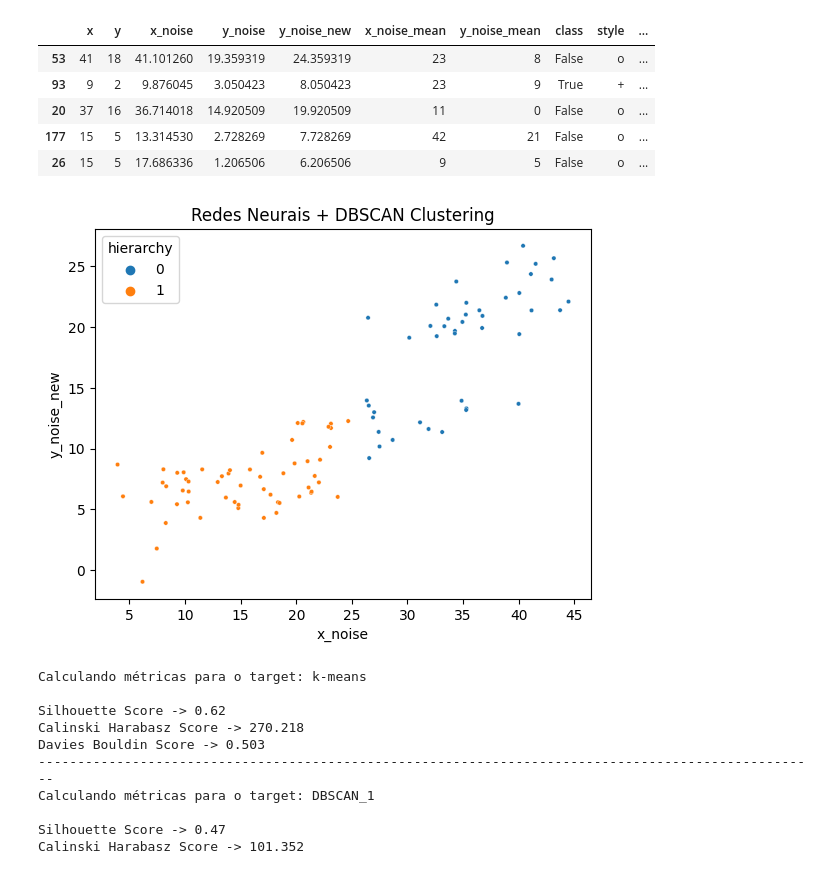
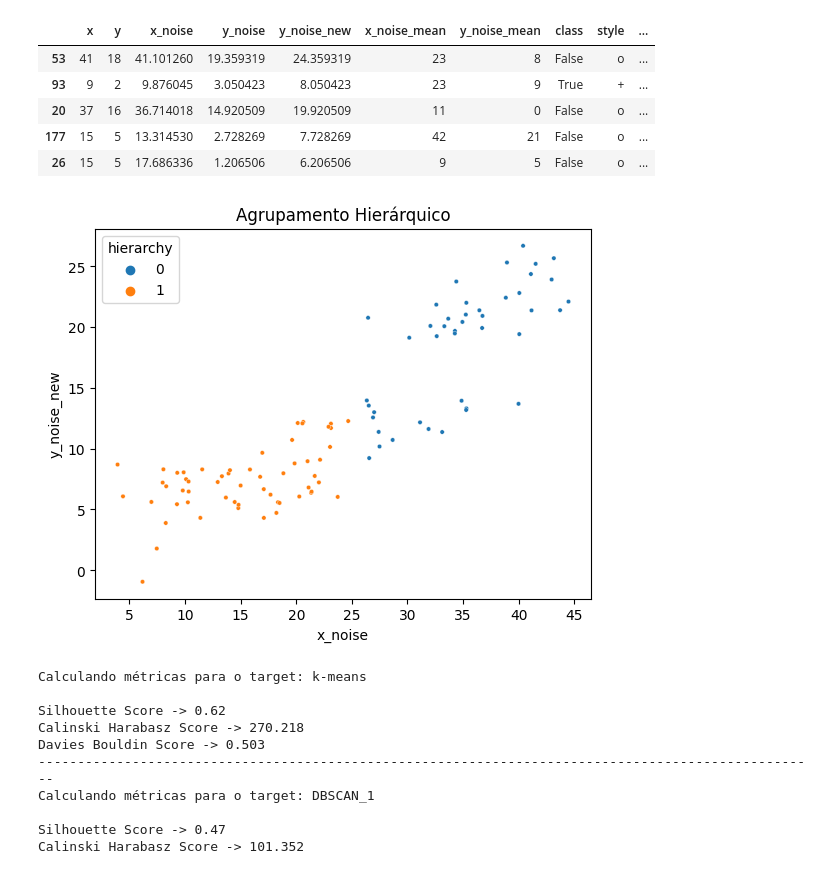
Before and after one commit to Laboratorio-de-Analise-de-Dados/disciplina_python_ml, a Jupyter notebook: dev/script/aulas_teoricas/03-aula-05_02-cluster_2026-07-14.ipynb, the cells around one changed output. Drawn from its saved outputs; the diff is of its cells as text; code cells hidden in the pictures.

```diff
--- a/dev/script/aulas_teoricas/03-aula-05_02-cluster_2026-07-14.ipynb
+++ b/dev/script/aulas_teoricas/03-aula-05_02-cluster_2026-07-14.ipynb
@@ -664,6 +663,7 @@ plt.show()
 [figure]
 # %%
 # 3. Plotar o Dendrograma
+distancia = 80
 plt.figure(figsize=(10, 5))
 dendrogram(
     linked,
@@ -675,7 +675,7 @@ plt.title("Dendrograma do Agrupamento Hierárquico")
 plt.xlabel("Índice dos Pontos de Dados")
 plt.ylabel("Distância Euclidiana (Ward)")
 plt.axhline(
-    y=70, color="r", linestyle="--"
+    y=distancia, color="r", linestyle="--"
 )  # Linha de corte imaginária para definir 3 clusters
 plt.show()
 # %% [output]
@@ -684,15 +684,15 @@ plt.show()
 # 4. Aplicar o algoritmo com o número de clusters desejado
 # Com base no dendrograma, definimos n_clusters=3
 
-matriz_conectividade = kneighbors_graph(x_treino, n_neighbors=5, include_self=False)
+matriz_conectividade = kneighbors_graph(df_1[[x,y]], n_neighbors=5, include_self=False)
 modelo = AgglomerativeClustering(
     n_clusters=None,                    # Desativado para usar distance_threshold
-    distance_threshold=70,              # Corte do dendrograma na altura 70
-    metric="euclidean",                 # Métrica de distância em bloco
-    linkage="ward",                     # Ligação pela distância máxima
+    distance_threshold=distancia,       # Corte do dendrograma na altura 70
+    metric="euclidean",                 # Métrica de distância em linha reta
+    linkage="ward",                     # Minimiza a variância total dentro de cada cluster
     connectivity=matriz_conectividade,  # Apensar funde pontos se forem vizinhos
 )
-rotulos = modelo.fit_predict(x_treino)
+rotulos = modelo.fit_predict(df_1[[x,y]])
 rotulos[:5]
 # %% [output]
 array([1, 0, 1, 0, 0])
@@ -710,18 +710,18 @@ df_1.head()
 # %%
 # Visualize the results
 sns.scatterplot(
     x=x,
     y=y,
     s=s,
     hue='hierarchy',
     data=df_1
 )
-plt.title("Redes Neurais + DBSCAN Clustering")
+plt.title("Agrupamento Hierárquico")
 plt.xlabel(x)
 plt.ylabel(y)
 plt.show()
 # %% [output]
-[figure, old version]
+[figure, new version]
 # %%
 for i in df_1.columns[-5:]:
     metricas = {
```
Also changed, not shown: parts of 14 cells of this notebook, 1 other file.
